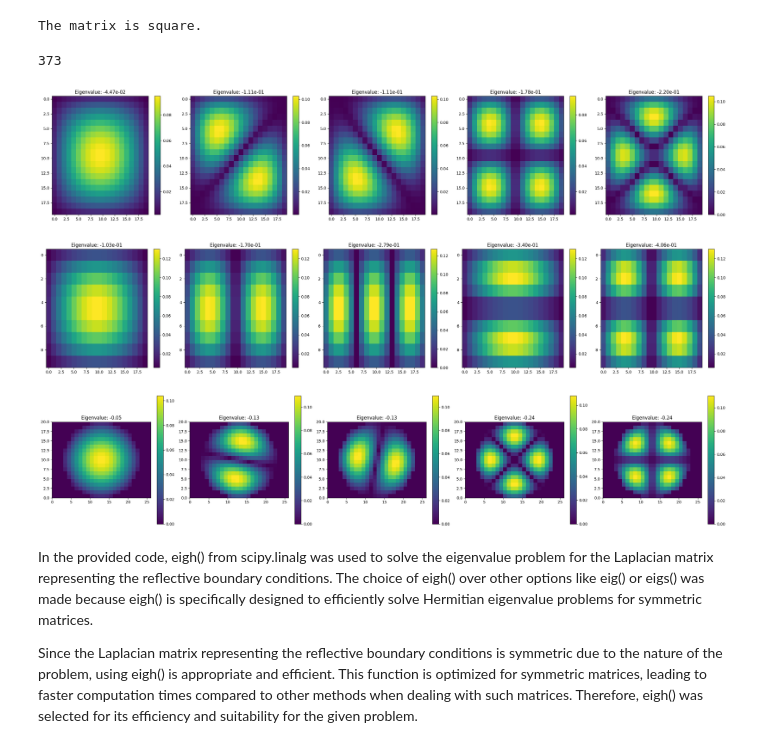
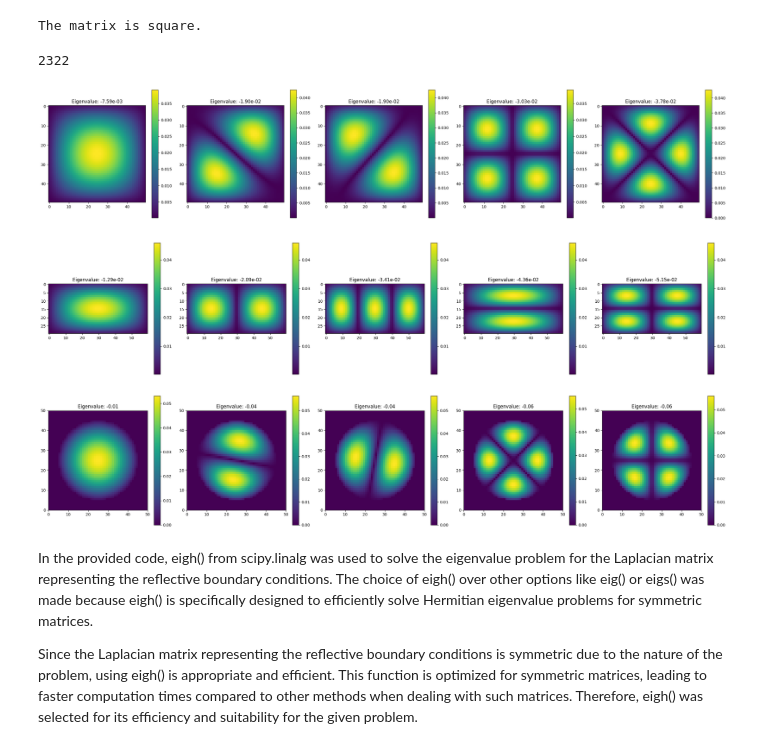
Before and after one commit to koenweverink/ScientificComputing, a Jupyter notebook: Set3_Koen.ipynb, the cells around one changed output. Drawn from its saved outputs; the diff is of its cells as text; code cells hidden in the pictures.

```diff
--- a/Set3_Koen.ipynb
+++ b/Set3_Koen.ipynb
@@ -99,11 +102,11 @@ else:
 The matrix is square.
 # %%
 # Square grid (already done)
-n, m = 20, 20
+n, m = 50, 50
 L_square = create_reflective_laplacian(n, m)
 
 # Rectangle grid
-n, m = 10, 20  # Change these for a different size grid
+n, m = 30, 60  # Change these for a different size grid
 L_rect = create_reflective_laplacian(n, m)
 
 # Circular grid
@@ -153,6 +156,7 @@ def plot_eigenvectors(eigen_dict, nrows=None, ncols=None, num_eigenvectors=5, ta
         # Plot the heatmap
         c = ax.imshow(matrix, cmap='viridis', aspect='auto')
         fig.colorbar(c, ax=ax)
+        ax.set_aspect('equal')
         ax.set_title(f'Eigenvalue: {eigenvalue:.2e}')  # Using scientific notation for clarity
 
     plt.tight_layout()
@@ -162,13 +166,13 @@ eigen_dict = solve_eigenproblem(L_square)
 print(len(eigen_dict))
 plot_eigenvectors(eigen_dict)
 # %% [output]
-373
+2322
-[figure, old version]
+[figure, new version]
 # %%
-n, m = 10, 20  # Change these for a different size grid
+n, m = 30, 60  # Change these for a different size grid
 eigen_dict = solve_eigenproblem(L_rect)
 plot_eigenvectors(eigen_dict, nrows=n, ncols=m)
 # %% [output]
-[figure, old version]
+[figure, new version]
 # %%
 def embed_eigenvector_in_grid(eigenvector, n, m, inside_circle):
@@ -196,10 +188,6 @@ def embed_eigenvector_in_grid(eigenvector, n, m, inside_circle):
 
     return full_grid
 # %%
-import numpy as np
-import matplotlib.pyplot as plt
-from scipy.linalg import eigh
-
 def plot_circular_eigenvectors(vals_circle, vecs_circle, n, m, radius, num_eigenvectors=5):
     # Calculate the positions inside the circle to properly embed eigenvectors later
     center = np.array([n / 2 - 0.5, m / 2 - 0.5])
@@ -229,14 +217,14 @@ def plot_circular_eigenvectors(vals_circle, vecs_circle, n, m, radius, num_eigen
     plt.show()
 
 # Usage example
-n, m = 20, 26  # Grid size
-radius = 10  # Circle radius
+n, m = 50, 50  # Grid size
+radius = 20  # Circle radius
 L_circle_corrected = create_circular_laplacian(n, m, radius)
 vals_circle, vecs_circle = eigh(L_circle_corrected)  # Compute eigenvalues and eigenvectors
 
 plot_circular_eigenvectors(vals_circle, vecs_circle, n, m, radius)  # Adjust num_eigenvectors if needed
 # %% [output]
-[figure, old version]
+[figure, new version]
 # %% [markdown]
 In the provided code, eigh() from scipy.linalg was used to solve the eigenvalue problem for the Laplacian matrix representing the reflective boundary conditions. The choice of eigh() over other options like eig() or eigs() was made because eigh() is specifically designed to efficiently solve Hermitian eigenvalue problems for symmetric matrices.
 
```
Also changed, not shown: parts of 14 cells of this notebook, 2 other files.
